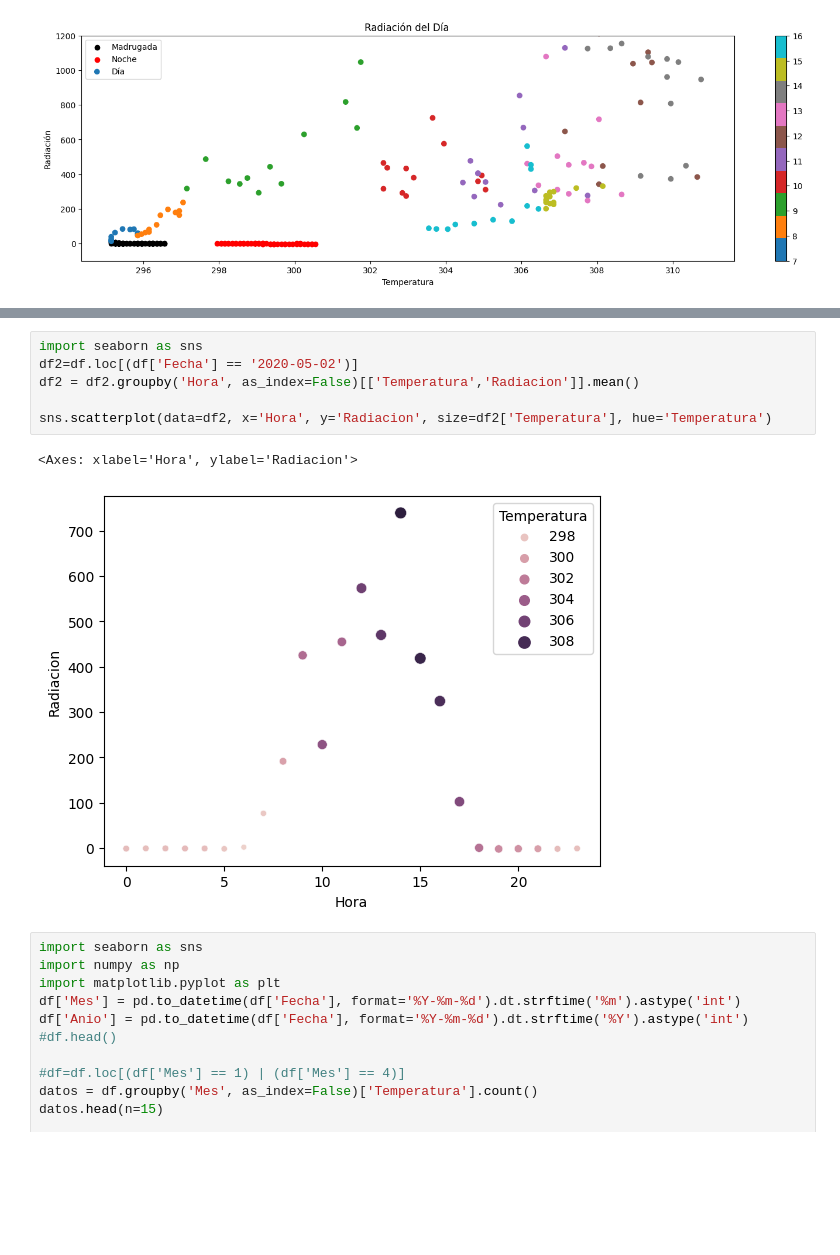
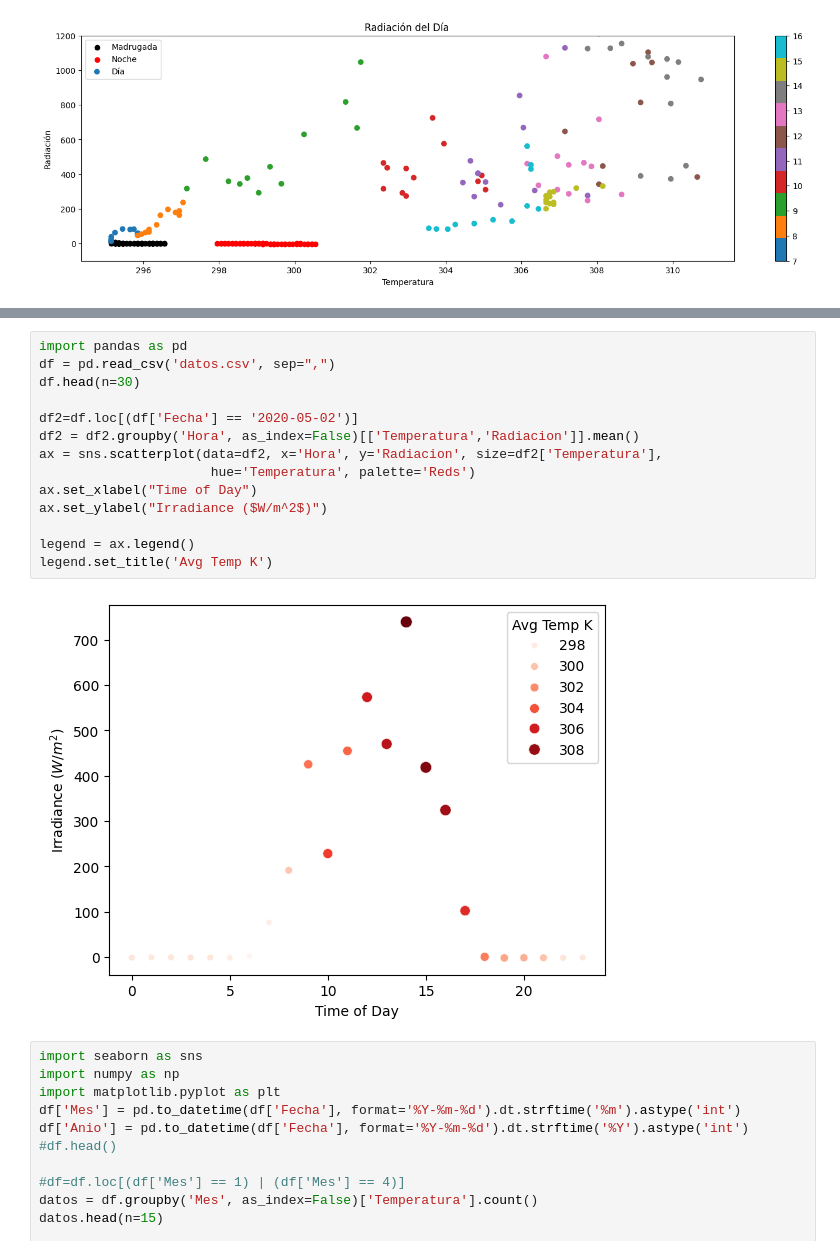
Before and after one commit to cristianzambrano/Solar_Radiation_Forecasting_inUTEQ_Scripts, a Jupyter notebook: Radiación.ipynb, the cells around one changed output, grey strips where cells are left out. Saved outputs shown, nothing was run; the diff lists cells and outputs as text; blank space fills up the shorter version.

```diff
--- a/Radiación.ipynb
+++ b/Radiación.ipynb
@@ -71,12 +74,19 @@ Text(0.5, 1.0, 'Radiación del Día ')
 # %%
-import seaborn as sns
+import pandas as pd
+df = pd.read_csv('datos.csv', sep=",")
+df.head(n=30)
+
 df2=df.loc[(df['Fecha'] == '2020-05-02')]
 df2 = df2.groupby('Hora', as_index=False)[['Temperatura','Radiacion']].mean()
+ax = sns.scatterplot(data=df2, x='Hora', y='Radiacion', size=df2['Temperatura'],
+                      hue='Temperatura', palette='Reds')
+ax.set_xlabel("Time of Day")
+ax.set_ylabel("Irradiance ($W/m^2$)")
 
-sns.scatterplot(data=df2, x='Hora', y='Radiacion', size=df2['Temperatura'], hue='Temperatura')
+legend = ax.legend()
+legend.set_title('Avg Temp K')
 # %% [output]
-<Axes: xlabel='Hora', ylabel='Radiacion'>
-[figure, old version]
+[figure, new version]
 # %%
 import seaborn as sns
 import numpy as np
```
Also changed, not shown: parts of 2 cells of this notebook, 2 other files.
